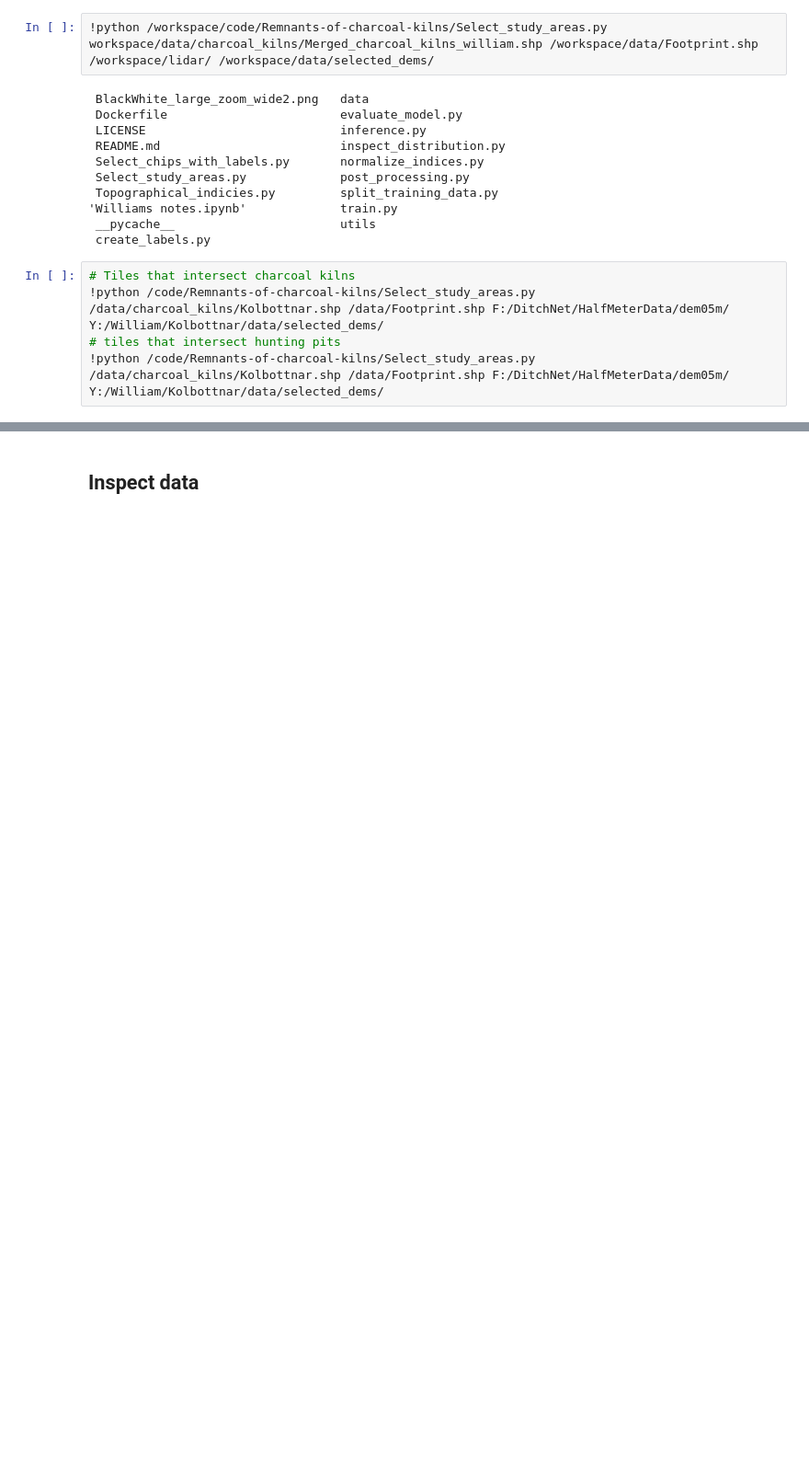
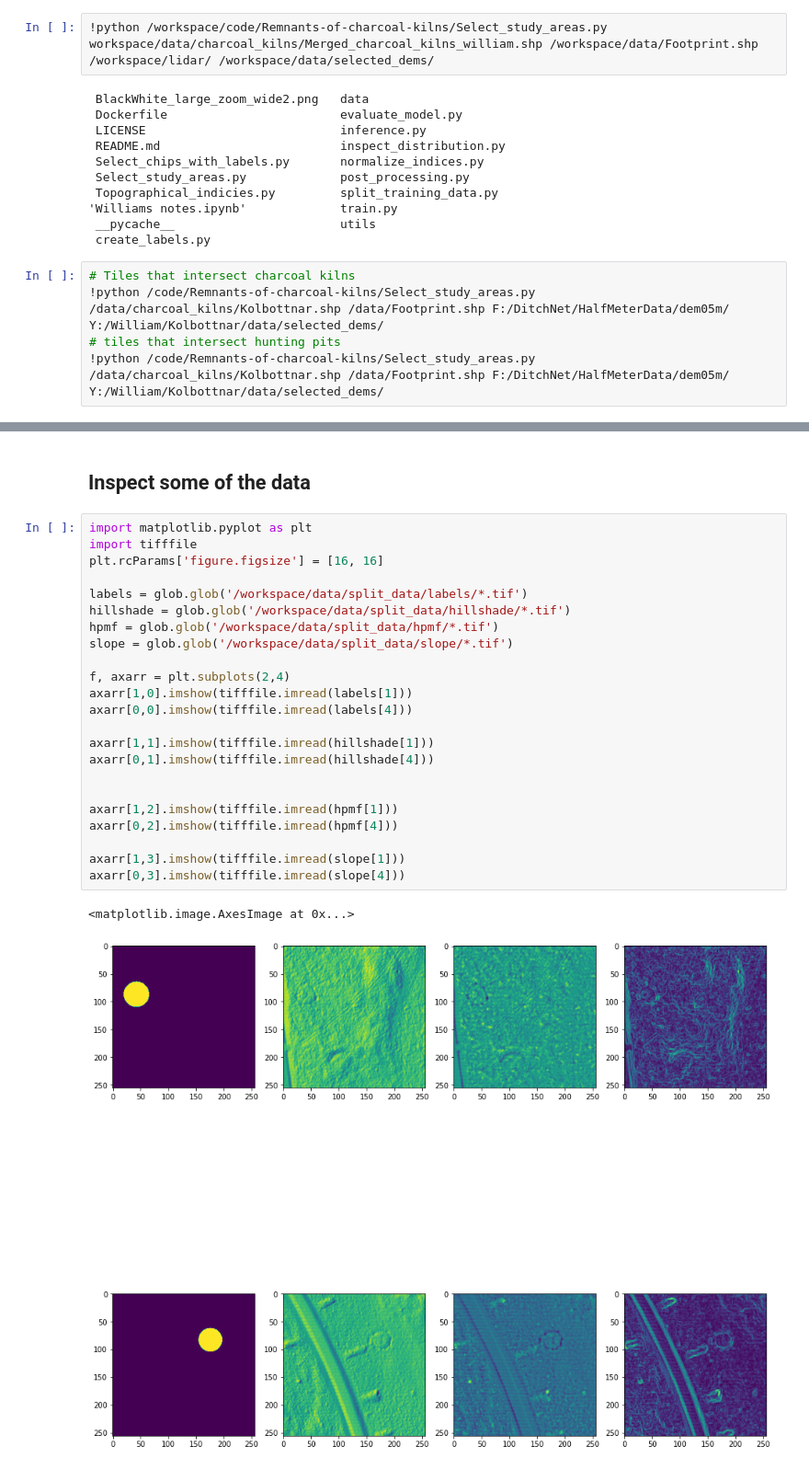
Before and after one commit to williamlidberg/Detection-of-hunting-pits-using-airborne-laser-scanning-and-deep-learning, a Jupyter notebook: Williams notes.ipynb, the cells around one changed output, grey strips where cells are left out. Shown at 92% size. Drawn from its saved outputs; the diff is of its cells as text; blank space fills up the shorter version.

```diff
--- a/Williams notes.ipynb
+++ b/Williams notes.ipynb
@@ -99,2 +185,28 @@ python Y:/William/GitHub/Remnants-of-charcoal-kilns/Select_chips_with_labels.py
 # %% [markdown]
-## Inspect data
+## Inspect some of the data
+# %%
+import matplotlib.pyplot as plt
+import tifffile
+plt.rcParams['figure.figsize'] = [16, 16]
+
+labels = glob.glob('/workspace/data/split_data/labels/*.tif')
+hillshade = glob.glob('/workspace/data/split_data/hillshade/*.tif')
+hpmf = glob.glob('/workspace/data/split_data/hpmf/*.tif')
+slope = glob.glob('/workspace/data/split_data/slope/*.tif')
+
+f, axarr = plt.subplots(2,4)
+axarr[1,0].imshow(tifffile.imread(labels[1]))
+axarr[0,0].imshow(tifffile.imread(labels[4]))
+
+axarr[1,1].imshow(tifffile.imread(hillshade[1]))
+axarr[0,1].imshow(tifffile.imread(hillshade[4]))
+
+
+axarr[1,2].imshow(tifffile.imread(hpmf[1]))
+axarr[0,2].imshow(tifffile.imread(hpmf[4]))
+
+axarr[1,3].imshow(tifffile.imread(slope[1]))
+axarr[0,3].imshow(tifffile.imread(slope[4]))
+# %% [output]
+<matplotlib.image.AxesImage at 0x...>
+[figure, added]
```
Also changed, not shown: parts of 17 cells of this notebook, 6 other files.
